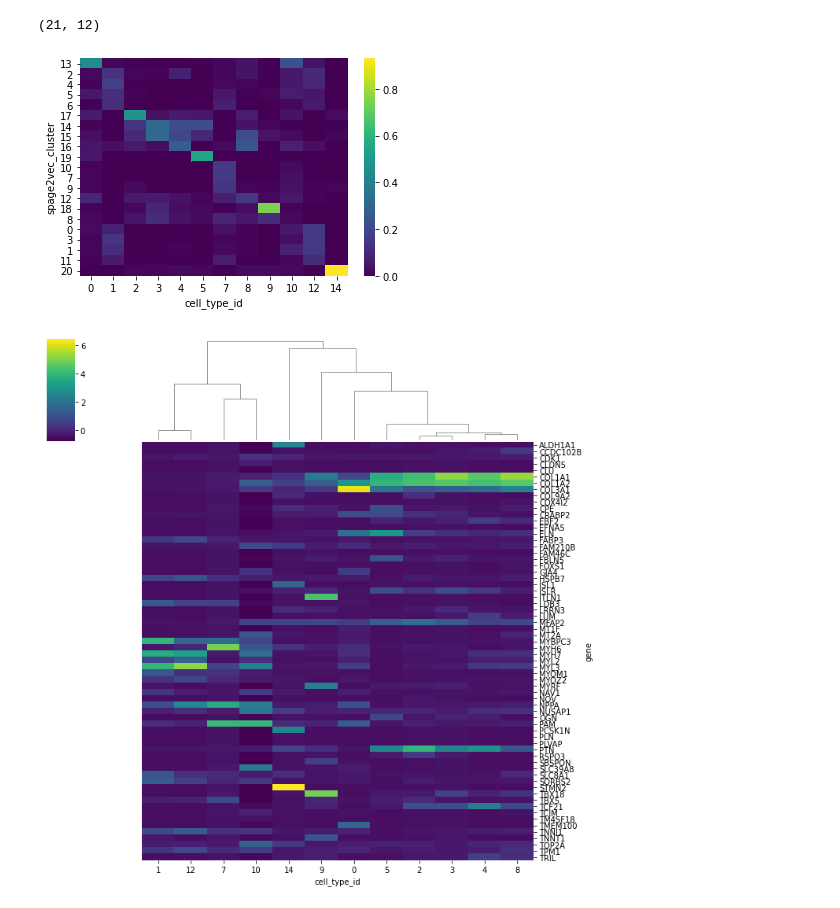
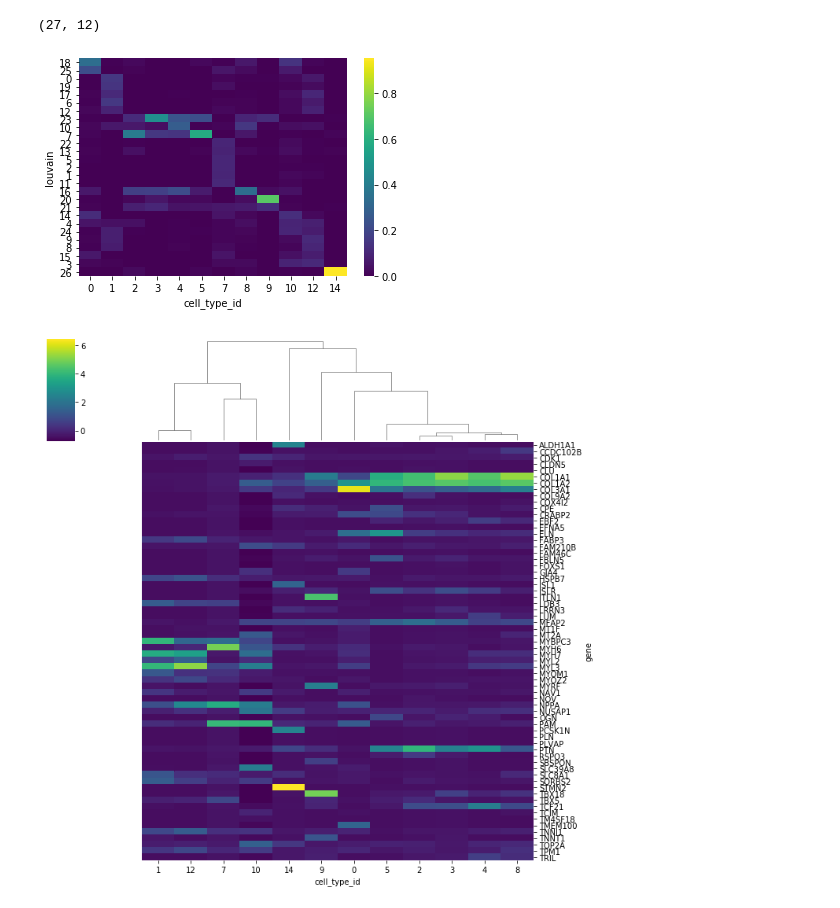
Before and after one commit to wahlby-lab/spage2vec, a Jupyter notebook: pytorch-geometric/hm.ipynb, the cells around one changed output. Drawn from its saved outputs; the diff is of its cells as text; code cells hidden in the pictures.

```diff
--- a/pytorch-geometric/hm.ipynb
+++ b/pytorch-geometric/hm.ipynb
@@ -49,5 +49,5 @@ df_heart
 # %%
 adata = sc.read(os.path.join(result_dir, adata_name))
-df_heart['cluster'] = adata.obs['louvain'].astype('int64')
-print(df_heart['cluster'].value_counts())
+df_heart['louvain'] = adata.obs['louvain'].astype('int64')
+print(df_heart['louvain'].value_counts())
 # %% [output]
@@ -79,6 +78,0 @@ g = sns.clustermap(
-# %%
-cutoff = 0.1
-Z = linkage(table1.to_numpy().T, method='average', metric='correlation')
-merged_labels = dict(zip(table1.columns, fcluster(Z, cutoff, criterion='distance')))
-df_heart['cluster_merged'] = df_heart['cluster'].map(merged_labels)
-dn = dendrogram(Z, color_threshold=cutoff)
@@ -87,5 +78,0 @@ dn = dendrogram(Z, color_threshold=cutoff)
-# %%
-cluster_size = df_heart['cluster_merged'].value_counts()
-cluster_kept = cluster_size[cluster_size > 100].index
-df_heart = df_heart[df_heart['cluster_merged'].isin(cluster_kept)]
-print(df_heart.shape)
@@ -94,3 +78,0 @@ print(df_heart.shape)
-# %%
-_, indices = np.unique(df_heart['cluster_merged'], return_inverse=True)
-df_heart['spage2vec_cluster'] = indices
@@ -116,16 +84,15 @@ df_heart_ct = df_heart_ct[df_heart_ct['cell_type_id'] >= 0]
 df_heart['cell_type_id'] = df_celltype
 df_heart['cell_type_id'] = df_heart['cell_type_id'].astype('Int64')
 # %%
-table3 = pd.crosstab(df_heart_ct['spage2vec_cluster'], df_heart_ct['cell_type_id'])
+table3 = pd.crosstab(df_heart_ct['louvain'], df_heart_ct['cell_type_id'])
 table3 = table3.divide(table3.sum(axis=1), axis=0)
 table3 = table3.divide(table3.sum(axis=0), axis=1)
 row_order = table3.idxmax(axis=1).sort_values().index
 g = sns.heatmap(table3.reindex(row_order), cmap='viridis', xticklabels=True, yticklabels=True)
 print(table3.shape)
-g.figure.savefig(os.path.join(fig_dir, 'cm.png'))
 # %% [output]
-(21, 12)
+(27, 12)
-[figure, old version]
+[figure, new version]
 # %%
 table4 = pd.crosstab(df_heart_ct['gene'], df_heart_ct['cell_type_id'])
 table4 = pd.DataFrame(data=StandardScaler().fit_transform(table4.to_numpy()), index=table4.index, columns=table4.columns)
```
Also changed, not shown: parts of 14 cells of this notebook, 9 other files.
